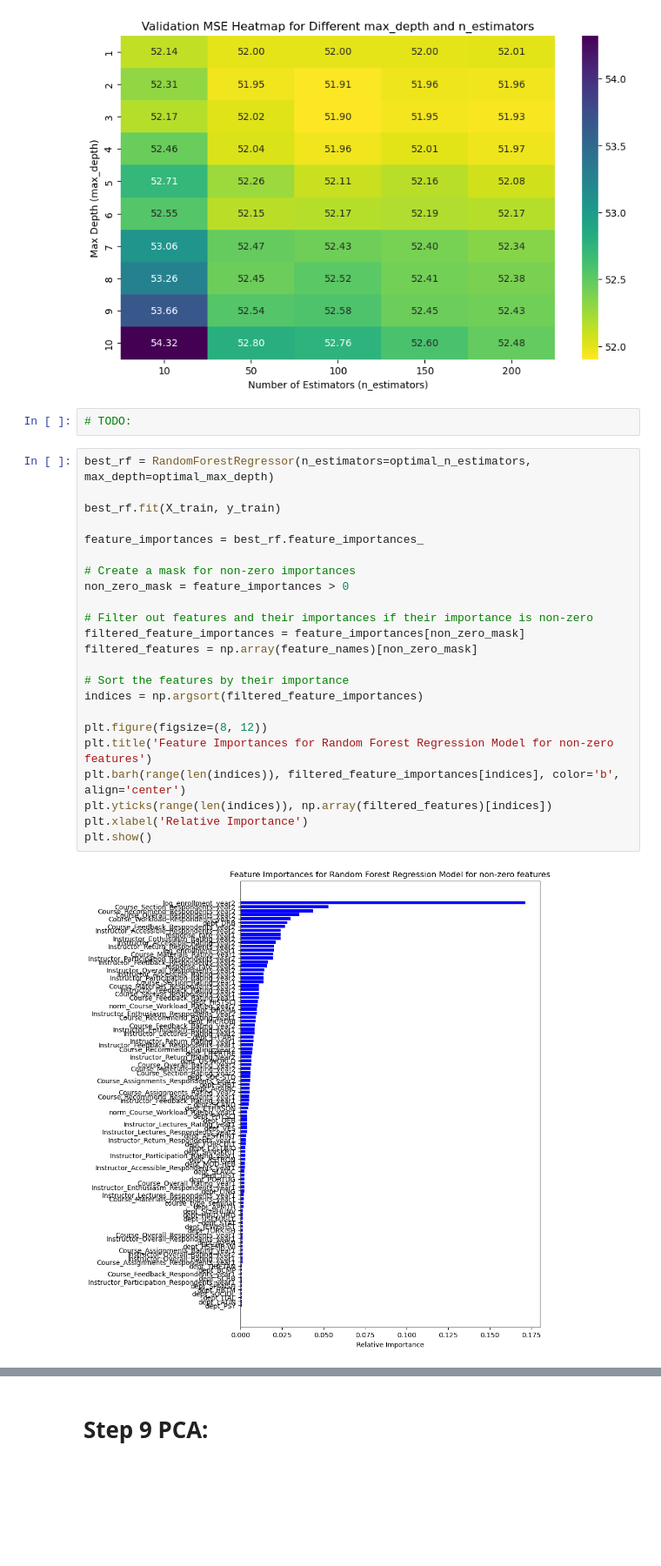
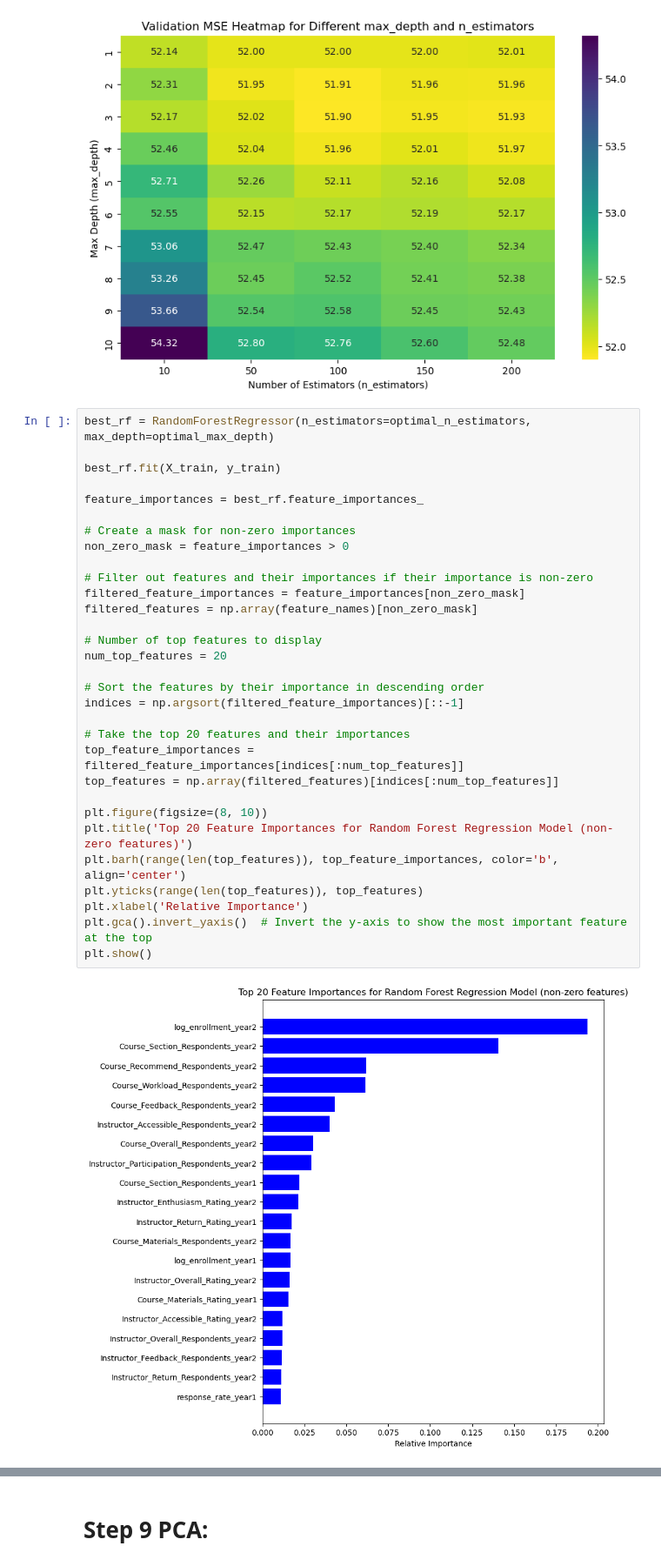
Before and after one commit to MattHAndrews/cs109a_final_project, a Jupyter notebook: Project.ipynb, the cells around one changed output, grey strips where cells are left out. Shown at 87% size. Cells and saved outputs as stored; diff of their text form; blank space fills up the shorter version.

```diff
--- a/Project.ipynb
+++ b/Project.ipynb
@@ -993,30 +985,36 @@ plt.ylabel('Max Depth (max_depth)')
 plt.show()
 # %% [output]
 [figure]
-# %%
-# TODO:
 # %%
 best_rf = RandomForestRegressor(n_estimators=optimal_n_estimators, max_depth=optimal_max_depth)
 
 best_rf.fit(X_train, y_train)
 
 feature_importances = best_rf.feature_importances_
 
 # Create a mask for non-zero importances
 non_zero_mask = feature_importances > 0
 
 # Filter out features and their importances if their importance is non-zero
 filtered_feature_importances = feature_importances[non_zero_mask]
 filtered_features = np.array(feature_names)[non_zero_mask]
 
-# Sort the features by their importance
-indices = np.argsort(filtered_feature_importances)
+# Number of top features to display
+num_top_features = 20
 
-plt.figure(figsize=(8, 12))
-plt.title('Feature Importances for Random Forest Regression Model for non-zero features')
-plt.barh(range(len(indices)), filtered_feature_importances[indices], color='b', align='center')
-plt.yticks(range(len(indices)), np.array(filtered_features)[indices])
+# Sort the features by their importance in descending order
+indices = np.argsort(filtered_feature_importances)[::-1]
+
+# Take the top 20 features and their importances
+top_feature_importances = filtered_feature_importances[indices[:num_top_features]]
+top_features = np.array(filtered_features)[indices[:num_top_features]]
+
+plt.figure(figsize=(8, 10))
+plt.title('Top 20 Feature Importances for Random Forest Regression Model (non-zero features)')
+plt.barh(range(len(top_features)), top_feature_importances, color='b', align='center')
+plt.yticks(range(len(top_features)), top_features)
 plt.xlabel('Relative Importance')
+plt.gca().invert_yaxis()  # Invert the y-axis to show the most important feature at the top
 plt.show()
 # %% [output]
-[figure, old version]
+[figure, new version]
```
Also changed, not shown: parts of 39 cells of this notebook.
